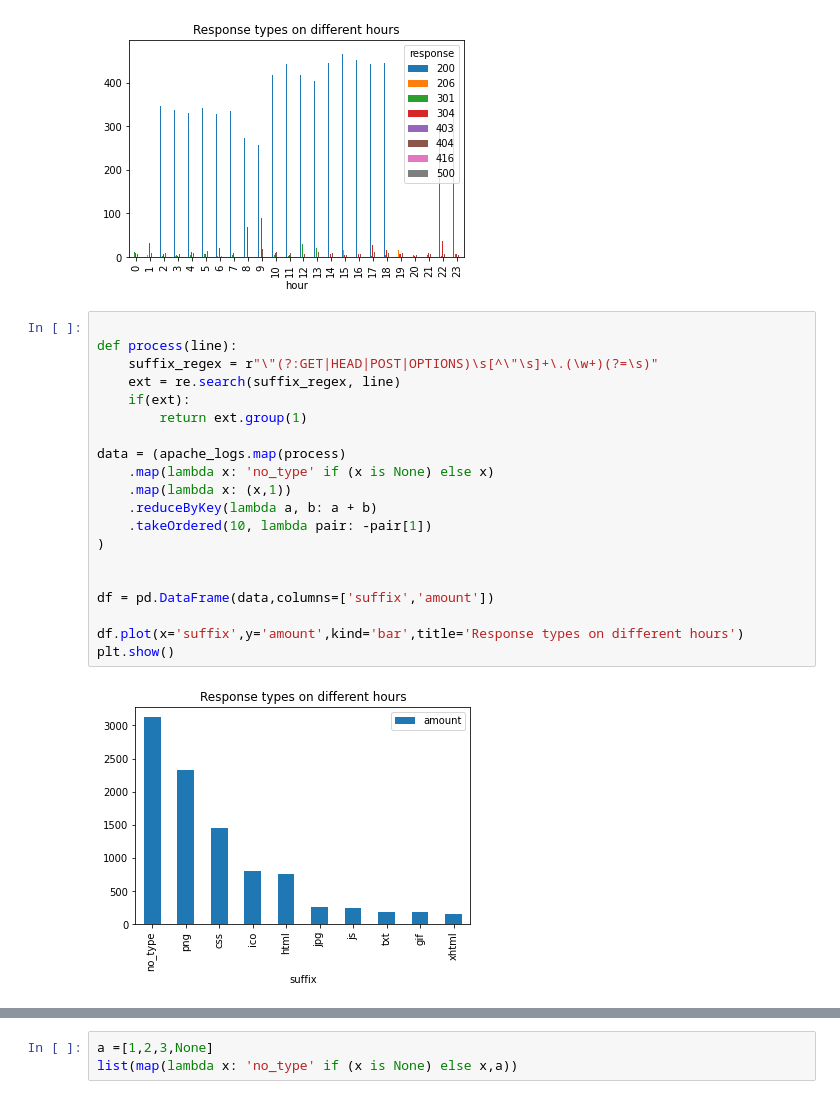
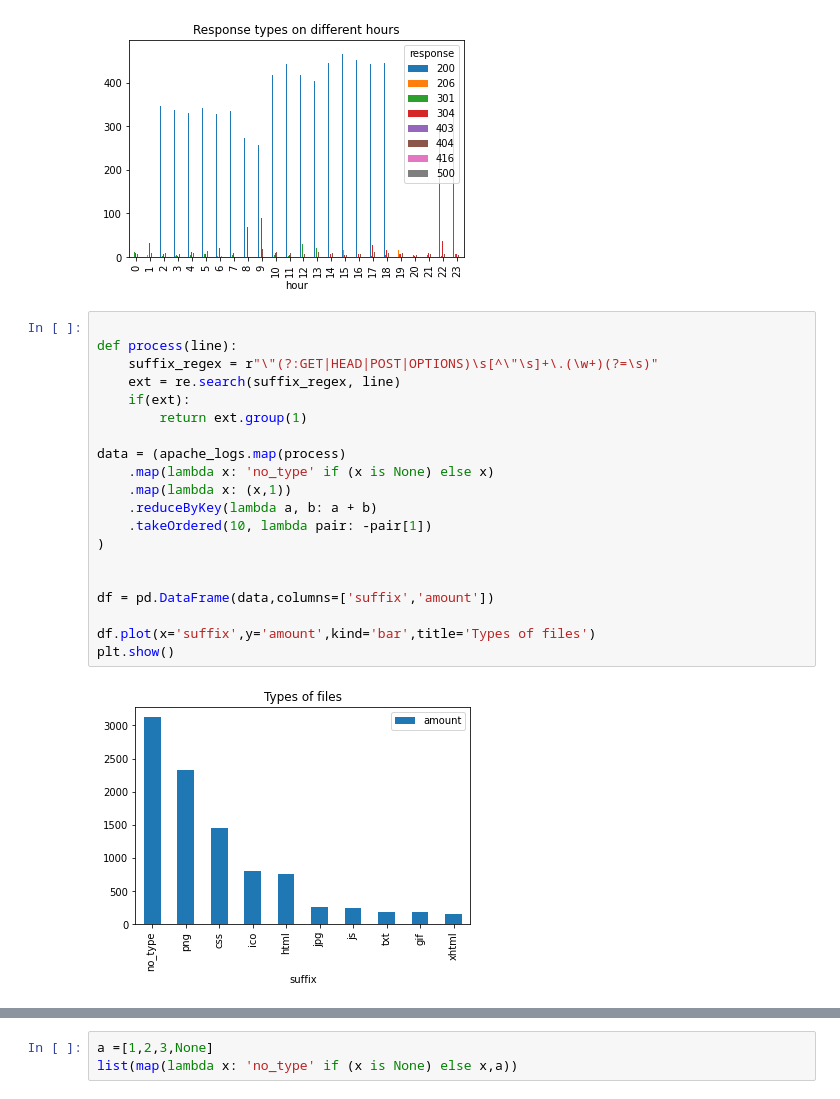
Before and after one commit to sgrzegorz/analiza-duzych-zbiorow-danych, a Jupyter notebook: 01rdd_intro/lab1.ipynb, the cells around one changed output, grey strips where cells are left out. Saved outputs shown, nothing was run; the diff lists cells and outputs as text.

```diff
--- a/01rdd_intro/lab1.ipynb
+++ b/01rdd_intro/lab1.ipynb
@@ -99,22 +99,22 @@ plt.show()
 # %%
 
 def process(line):
     suffix_regex = r"\"(?:GET|HEAD|POST|OPTIONS)\s[^\"\s]+\.(\w+)(?=\s)"
     ext = re.search(suffix_regex, line)
     if(ext):
         return ext.group(1)
 
 data = (apache_logs.map(process)
     .map(lambda x: 'no_type' if (x is None) else x)
     .map(lambda x: (x,1))
     .reduceByKey(lambda a, b: a + b)
     .takeOrdered(10, lambda pair: -pair[1])
 )
 
 
 df = pd.DataFrame(data,columns=['suffix','amount'])
 
-df.plot(x='suffix',y='amount',kind='bar',title='Response types on different hours')
+df.plot(x='suffix',y='amount',kind='bar',title='Types of files')
 plt.show()
 # %% [output]
-[figure, old version]
+[figure, new version]
```
Also changed, not shown: parts of 6 cells of this notebook.
